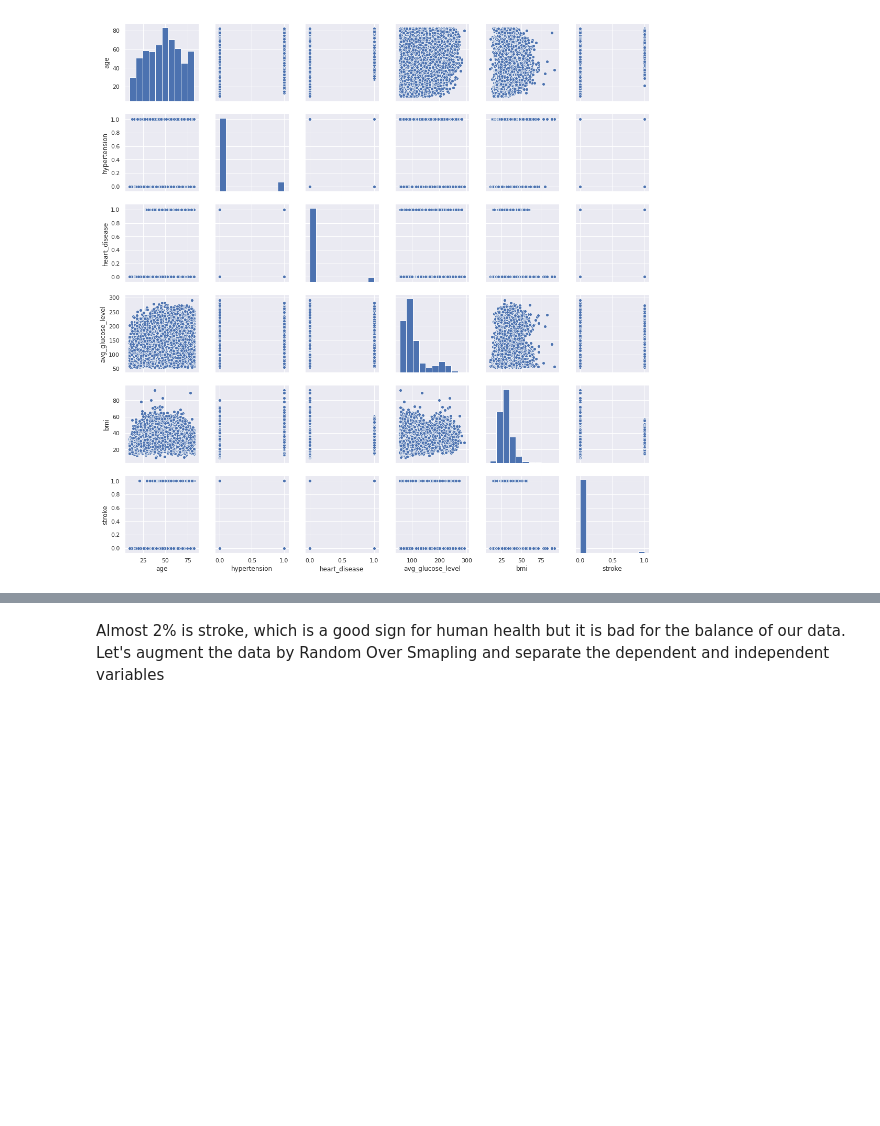
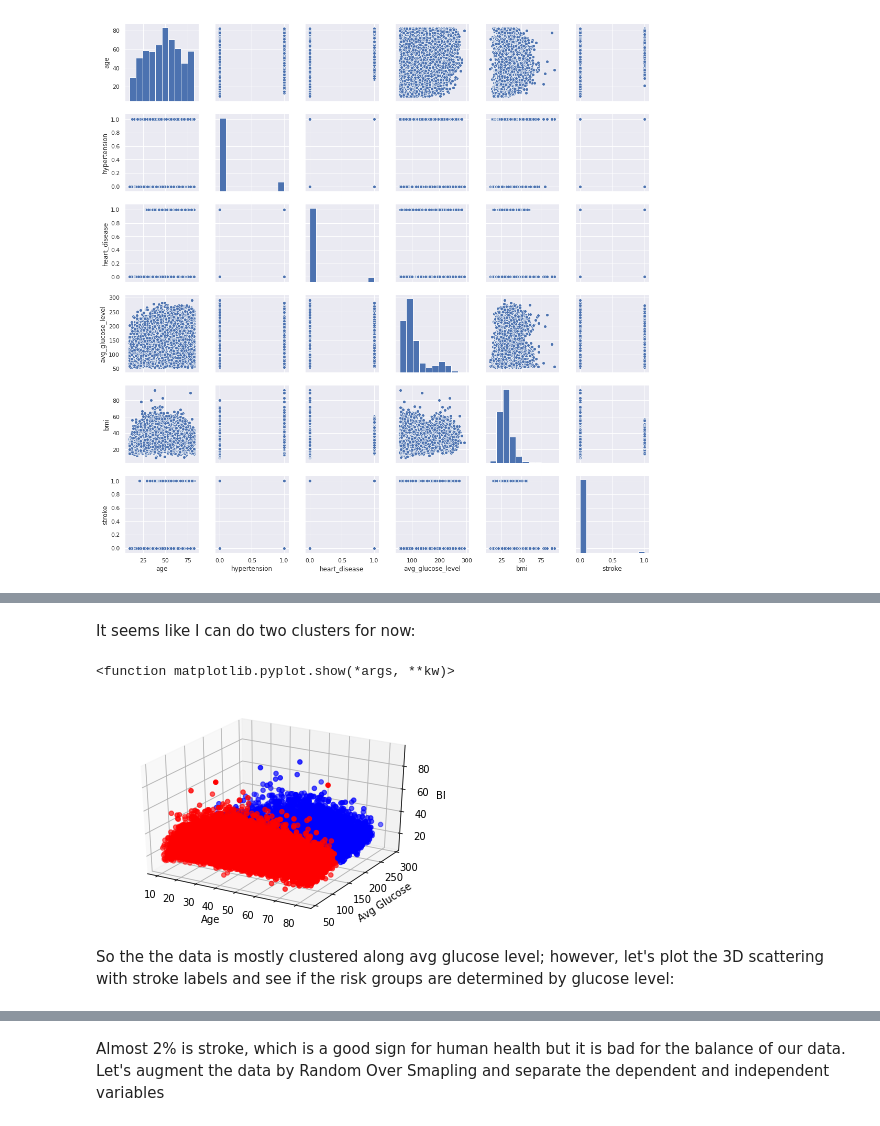
Before and after one commit to Tolga28A/Kaggle-Heart-Stroke-Estimation, a Jupyter notebook: health_stroke_random_forrest.ipynb, the cells around one changed output, grey strips where cells are left out. Drawn from its saved outputs; the diff is of its cells as text; code cells hidden in the pictures; blank space fills up the shorter version.

```diff
--- a/health_stroke_random_forrest.ipynb
+++ b/health_stroke_random_forrest.ipynb
@@ -62,0 +89,23 @@ plt.show()
+# %% [markdown]
+It seems like I can do two clusters for now:
+# %%
+#kmeans = KMeans(n_clusters=2, init='k-means++', max_iter=400, n_init=10, random_state=0)
+#y_kmeans = kmeans.fit_predict(X_cl)
+
+from mpl_toolkits.mplot3d import Axes3D
+
+fig = plt.figure()
+ax = fig.add_subplot(111, projection='3d')
+ax.scatter(X_cl[y_kmeans==0,0], X_cl[y_kmeans==0,1], X_cl[y_kmeans==0,2], c='r', marker='o')
+ax.scatter(X_cl[y_kmeans==1,0], X_cl[y_kmeans==1,1], X_cl[y_kmeans==1,2], c='b', marker='o')
+
+ax.set_xlabel('Age')
+ax.set_ylabel('Avg Glucose')
+ax.set_zlabel('BMI')
+
+plt.show
+# %% [output]
+<function matplotlib.pyplot.show(*args, **kw)>
+[figure, added]
+# %% [markdown]
+So the the data is mostly clustered along avg glucose level; however, let's plot the 3D scattering with stroke labels and see if the risk groups are determined by glucose level:
```
Also changed, not shown: parts of 6 cells of this notebook.
